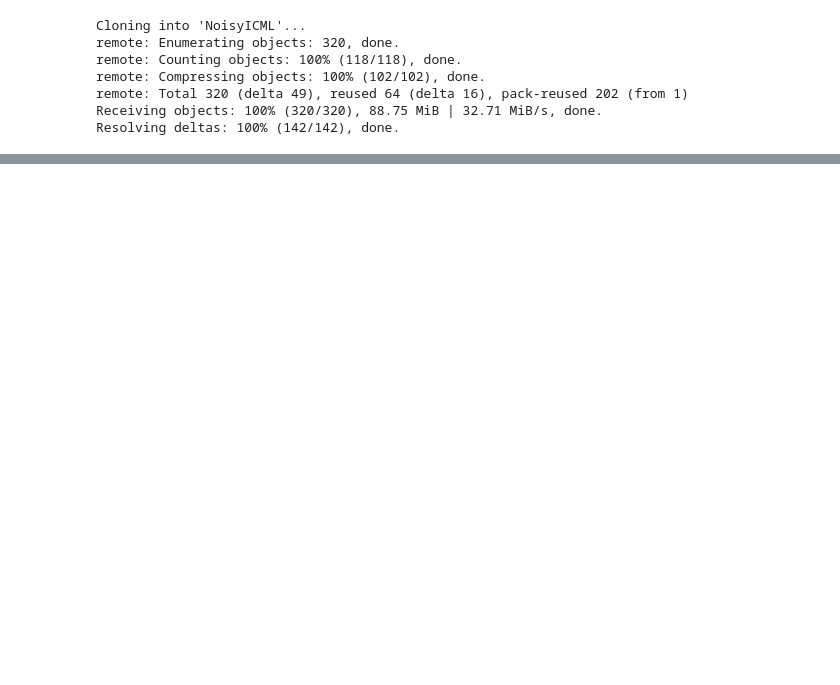
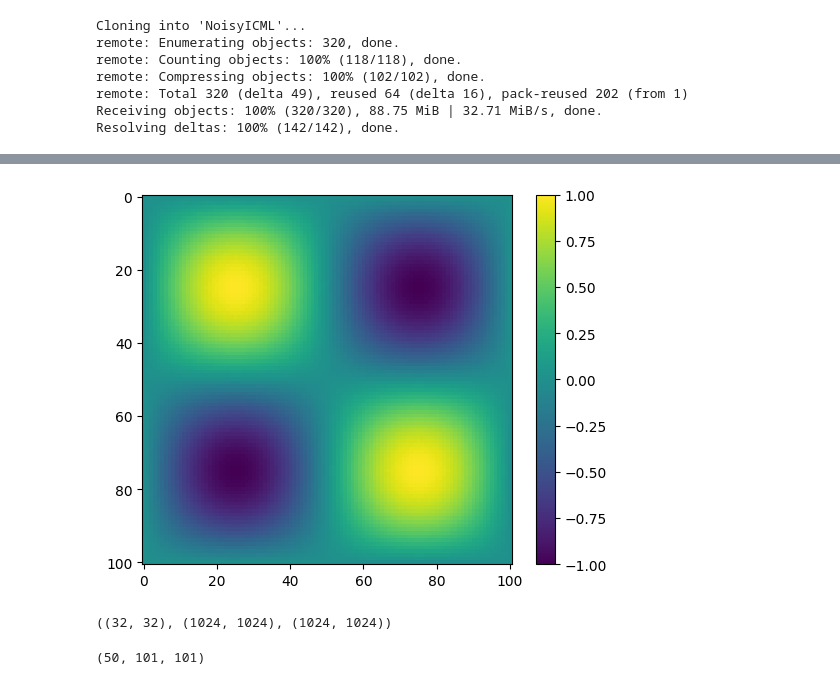
Before and after one commit to broccubali/NoisyICML, a Jupyter notebook: pinns-inverse/Helmholtz/helmholtzPINN-2d.ipynb, the cells around one changed output, grey strips where cells are left out. Saved outputs shown, nothing was run; the diff lists cells and outputs as text; code cells hidden in the pictures; blank space fills up the shorter version.

```diff
--- a/pinns-inverse/Helmholtz/helmholtzPINN-2d.ipynb
+++ b/pinns-inverse/Helmholtz/helmholtzPINN-2d.ipynb
@@ -163,3 +142,9 @@ KeyboardInterrupt:
+# %%
+plt.imshow(u_true, cmap="viridis")
+plt.colorbar()
+plt.show()
+# %% [output]
+[figure, added]
 # %%
 import matplotlib.pyplot as plt
 import numpy as np
@@ -208,3 +193,22 @@ data = np.array([np.sin(a1 * np.pi * X) * np.sin(a2 * np.pi * Y) * np.cos(2 * np
 
 # Visualize and save
 # visualize_helmholtz(X, Y, data, "helmholtz_solution.gif")
+# %%
+x, y = X_train[:1024], Y_train[:1024]
+X, Y = np.meshgrid(x.cpu().numpy(), y.cpu().numpy())
+a = torch.stack((x, y), dim=1).to(device)
+u = model(a).detach().cpu().nump
+
+
+y().reshape(32, 32)
+u.shape, X.shape, Y.shape
+# %% [output]
+((32, 32), (1024, 1024), (1024, 1024))
+# %%
+# Create 50 time steps by adding small variations (e.g., sine wave modulation)
+t = np.linspace(0, 2 * np.pi, 50)
+u_time_series = np.array([u_true * np.sin(ti) for ti in t])
+# u_time_series = u_time_series[:, :, :]
+u_time_series.shape
+# %% [output]
+(50, 101, 101)
```
Also changed, not shown: parts of 10 cells of this notebook, 15 other files.
